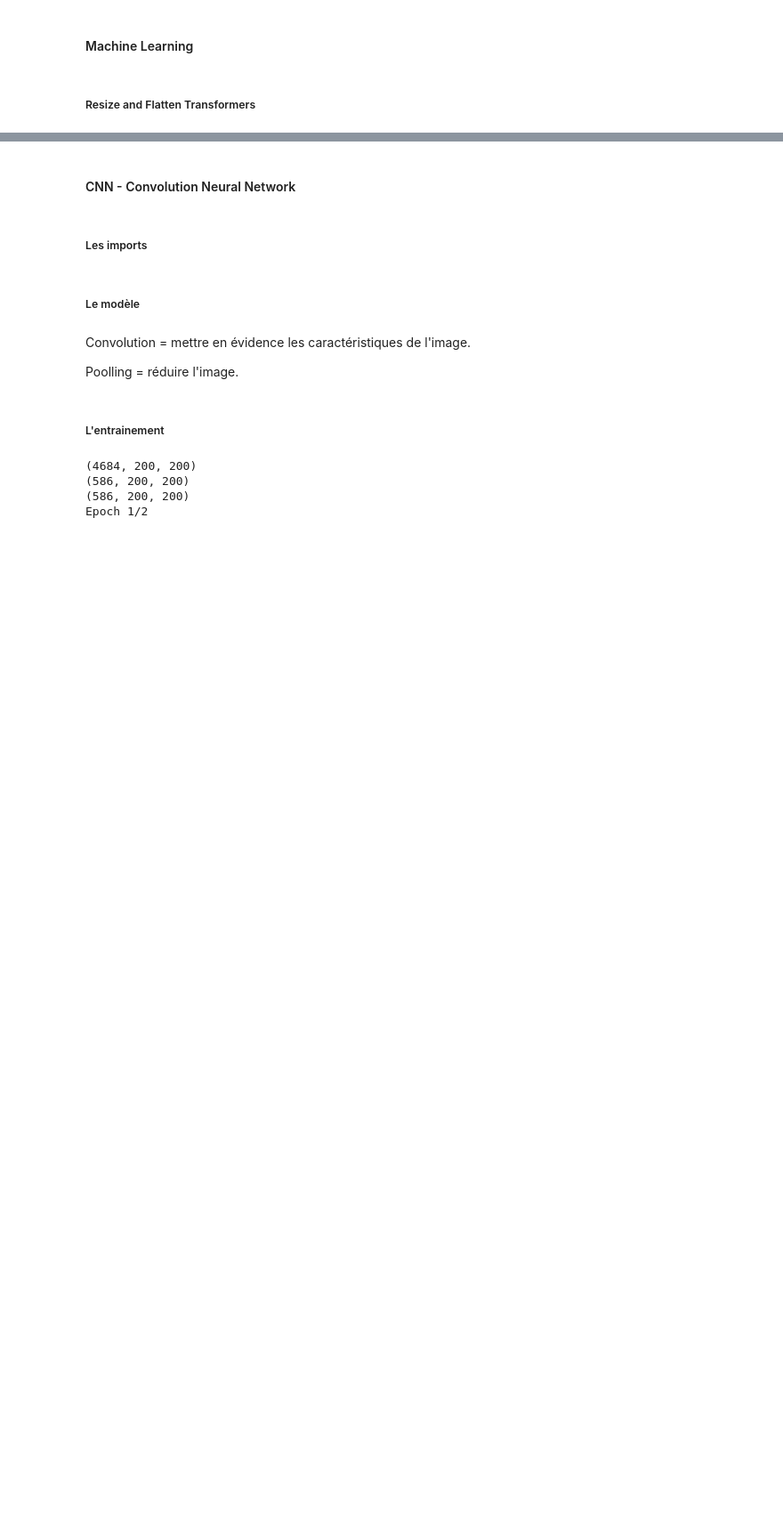
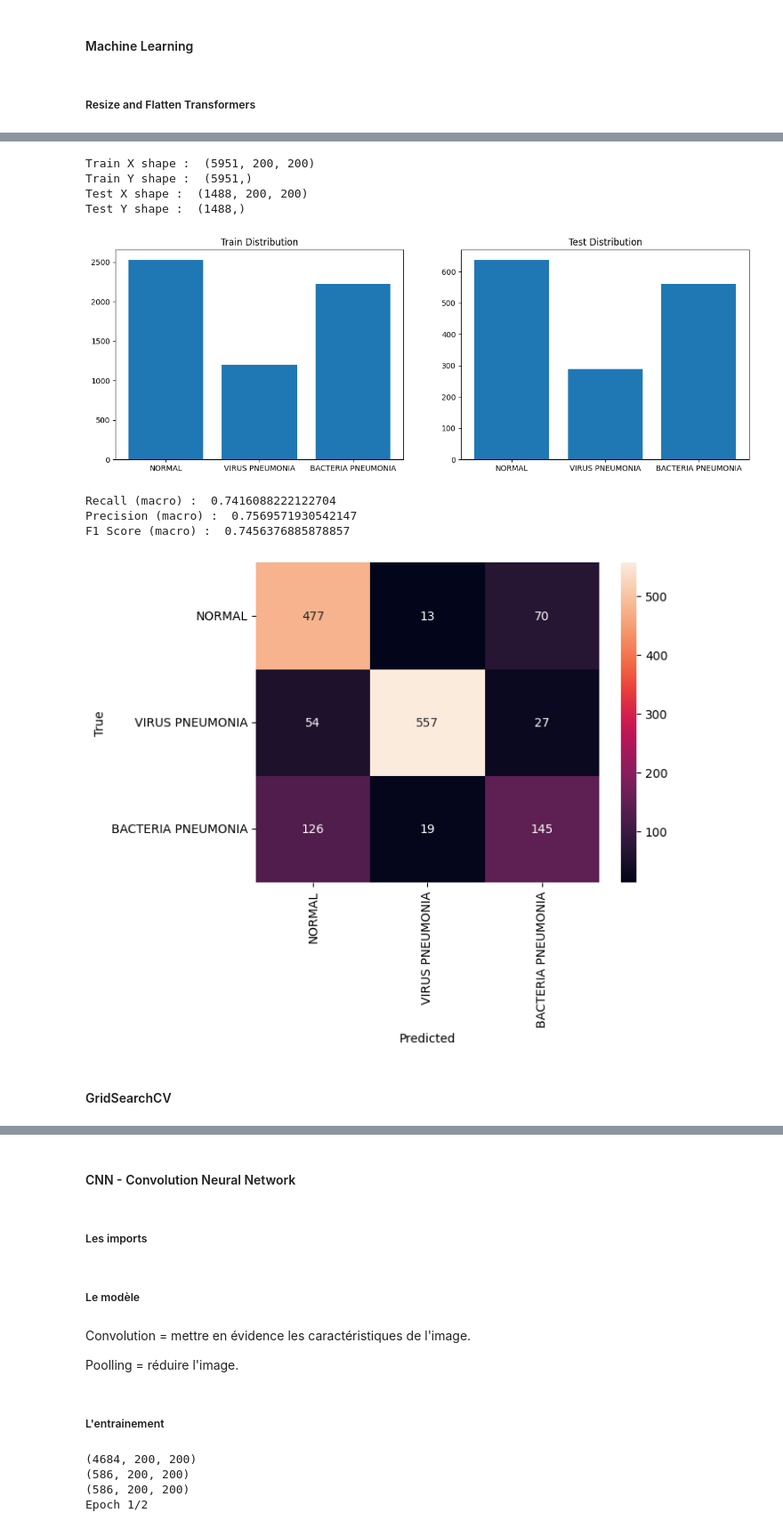
Before and after one commit to YvanDesPatates/IA_XRay_chest, a Jupyter notebook: predicting_3_classes.ipynb, the cells around one changed output, grey strips where cells are left out. Shown at 89% size. Drawn from its saved outputs; the diff is of its cells as text; code cells hidden in the pictures; blank space fills up the shorter version.

Commit message:
Predicting 3 classes first model and learning curve
(cherry picked from commit deedb58715b3f817376017591807912694379184)

```diff
--- a/predicting_3_classes.ipynb
+++ b/predicting_3_classes.ipynb
@@ -96,10 +81,10 @@ for i in normal_indice:
     img = all_images[i]
 
     # Effectuer une rotation de 20 degrés, redimensionner l'image et l'ajouter à la liste de toutes les images
-    rotated_img = rotate_image(img, 20)
-    resized_rotated_img = cv2.resize(rotated_img, image_size)
-    all_images.append(resized_rotated_img)
-    all_categories.append("NORMAL")
+    # rotated_img = rotate_image(img, 20)
+    # resized_rotated_img = cv2.resize(rotated_img, image_size)
+    # all_images.append(resized_rotated_img)
+    # all_categories.append("NORMAL")
 
     # Effectuer un retournement horizontal, redimensionner l'image et l'ajouter à la liste de toutes les images
     flipped_img = flip_image(img)
@@ -188,9 +180,22 @@ def fit_and_score_each_dataset(model, scoring):
 model = make_pipeline(
     ResizeImageTransformer(size=(200,200)),
     FlattenTransformer(),
-    KNeighborsClassifier(n_neighbors=11, weights='uniform', algorithm='auto')
+    KNeighborsClassifier(n_neighbors=15, weights='distance', algorithm='auto')
 )
 
-scores = fit_and_score_each_dataset(model, general_scoring)
+# Encoder les étiquettes
+label_encoder = LabelEncoder()
+numeric_labels = label_encoder.fit_transform(all_categories)
+datasetY = np.array(numeric_labels)
+
+print("numeric labels : ", numeric_labels)
+print("Numeric labels shape : ", datasetY.shape)
+
+def use_all_dataset():
+    global datasetX, datasetY
+    datasetX = np.array(all_images)
+    datasetY = np.array(numeric_labels)
+
+scores = cross_val(model, general_scoring)
 df = pd.DataFrame(scores)
 df
@@ -197,16 +210,48 @@ df
+# %%
+trainx, testx, trainy, testy = train_test_split(datasetX, datasetY, test_size=0.2, random_state=1)
+
+print("Train X shape : ", trainx.shape)
+print("Train Y shape : ", trainy.shape)
+print("Test X shape : ", testx.shape)
+print("Test Y shape : ", testy.shape)
+# %% [output]
+Train X shape :  (5951, 200, 200)
+Train Y shape :  (5951,)
+Test X shape :  (1488, 200, 200)
+Test Y shape :  (1488,)
 # %%
-trainx, testx, trainy, testy = train_test_split(datasetX, datasetY, test_size=0.2, random_state=1)
 model.fit(trainx, trainy)
 
 y_pred = model.predict(testx)
+
+display_distribution(trainy, testy, label_encoder)
 
 recall = recall_score(testy, y_pred, average='macro')
 precision = precision_score(testy, y_pred, average='macro')
 f1score = f1_score(testy, y_pred, average='macro')
 print("Recall (macro) : ", recall)
 print("Precision (macro) : ", precision)
 print("F1 Score (macro) : ", f1score)
 
+# cm = confusion_matrix(testy, y_pred)
+# sns.heatmap(cm, annot=True, fmt="d")
+# plt.show()
+
+labels = ['NORMAL', 'VIRUS PNEUMONIA', 'BACTERIA PNEUMONIA']
+
+# Calcul de la matrice de confusion
 cm = confusion_matrix(testy, y_pred)
-sns.heatmap(cm, annot=True, fmt="d")
+
+# Affichage de la matrice de confusion avec les vrais labels
+sns.heatmap(cm, annot=True, fmt="d", xticklabels=labels, yticklabels=labels)
+plt.xlabel('Predicted')
+plt.ylabel('True')
 plt.show()
+# %% [output]
+[figure, added]
+Recall (macro) :  0.7416088222122704
+Precision (macro) :  0.7569571930542147
+F1 Score (macro) :  0.7456376885878857
+[figure, added]
+# %% [markdown]
+#### GridSearchCV
```
Also changed, not shown: parts of 23 cells of this notebook.
